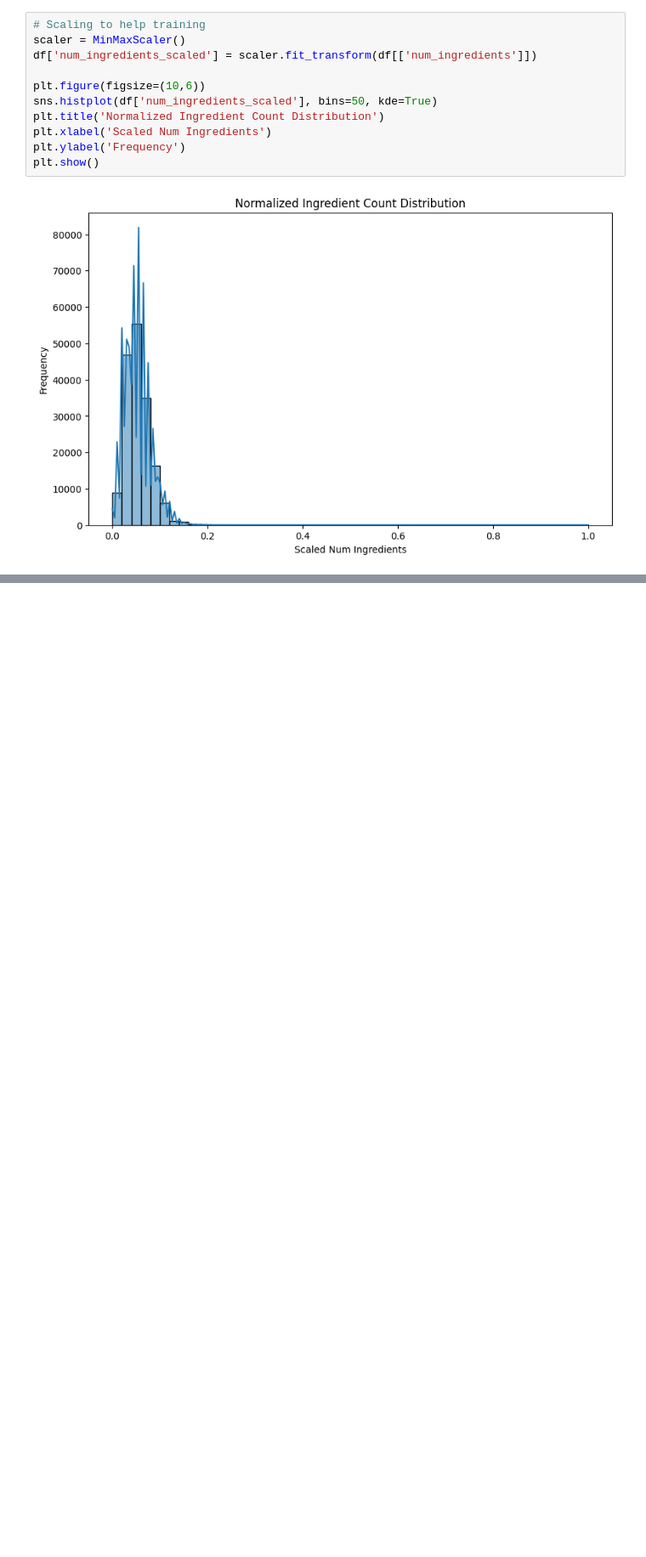
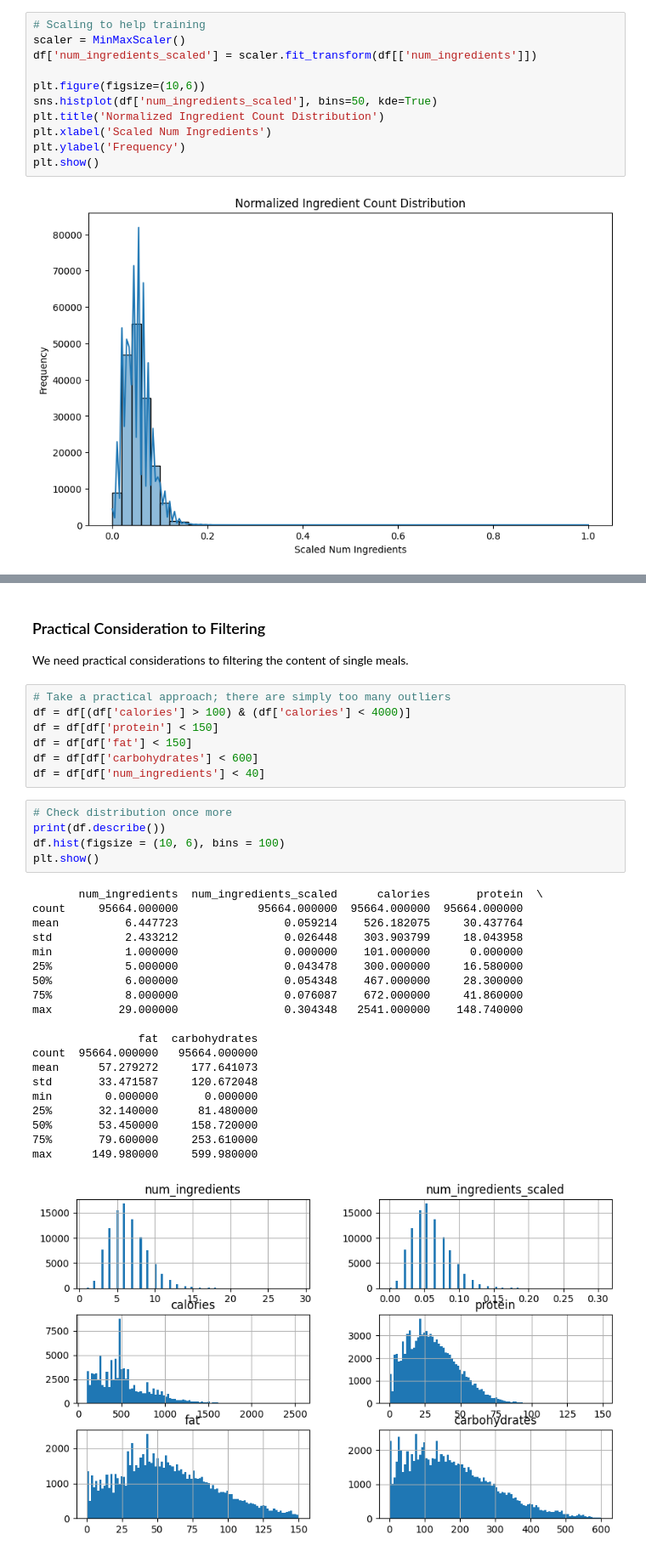
Before and after one commit to JosephW23/SmartMealPlanner, a Jupyter notebook: Main.ipynb, the cells around one changed output, grey strips where cells are left out. Shown: that part at 85% size. Cells and saved outputs as stored; diff of their text form; blank space fills up the shorter version.

```diff
--- a/Main.ipynb
+++ b/Main.ipynb
@@ -290,6 +283,43 @@ min         0.000000       0.000000
 75%        72.070000     234.740000
 max       929.380000    3044.490000
 [figure]
+# %% [markdown]
+### Practical Consideration to Filtering
+
+We need practical considerations to filtering the content of single meals.
+# %%
+# Take a practical approach; there are simply too many outliers
+df = df[(df['calories'] > 100) & (df['calories'] < 4000)]
+df = df[df['protein'] < 150]
+df = df[df['fat'] < 150]
+df = df[df['carbohydrates'] < 600]
+df = df[df['num_ingredients'] < 40]
+# %%
+# Check distribution once more
+print(df.describe())
+df.hist(figsize = (10, 6), bins = 100)
+plt.show()
+# %% [output]
+       num_ingredients  num_ingredients_scaled      calories       protein  \
+count     95664.000000            95664.000000  95664.000000  95664.000000
+mean          6.447723                0.059214    526.182075     30.437764
+std           2.433212                0.026448    303.903799     18.043958
+min           1.000000                0.000000    101.000000      0.000000
+25%           5.000000                0.043478    300.000000     16.580000
+50%           6.000000                0.054348    467.000000     28.300000
+75%           8.000000                0.076087    672.000000     41.860000
+max          29.000000                0.304348   2541.000000    148.740000
+
+                fat  carbohydrates
+count  95664.000000   95664.000000
+mean      57.279272     177.641073
+std       33.471587     120.672048
+min        0.000000       0.000000
+25%       32.140000      81.480000
+50%       53.450000     158.720000
+75%       79.600000     253.610000
+max      149.980000     599.980000
+[figure, added]
 # %%
 bn_data = df[['title', 'num_ingredients', 'calories', 'protein', 'fat', 'carbohydrates']].copy()
 
```
Also changed, not shown: parts of 28 cells of this notebook.
